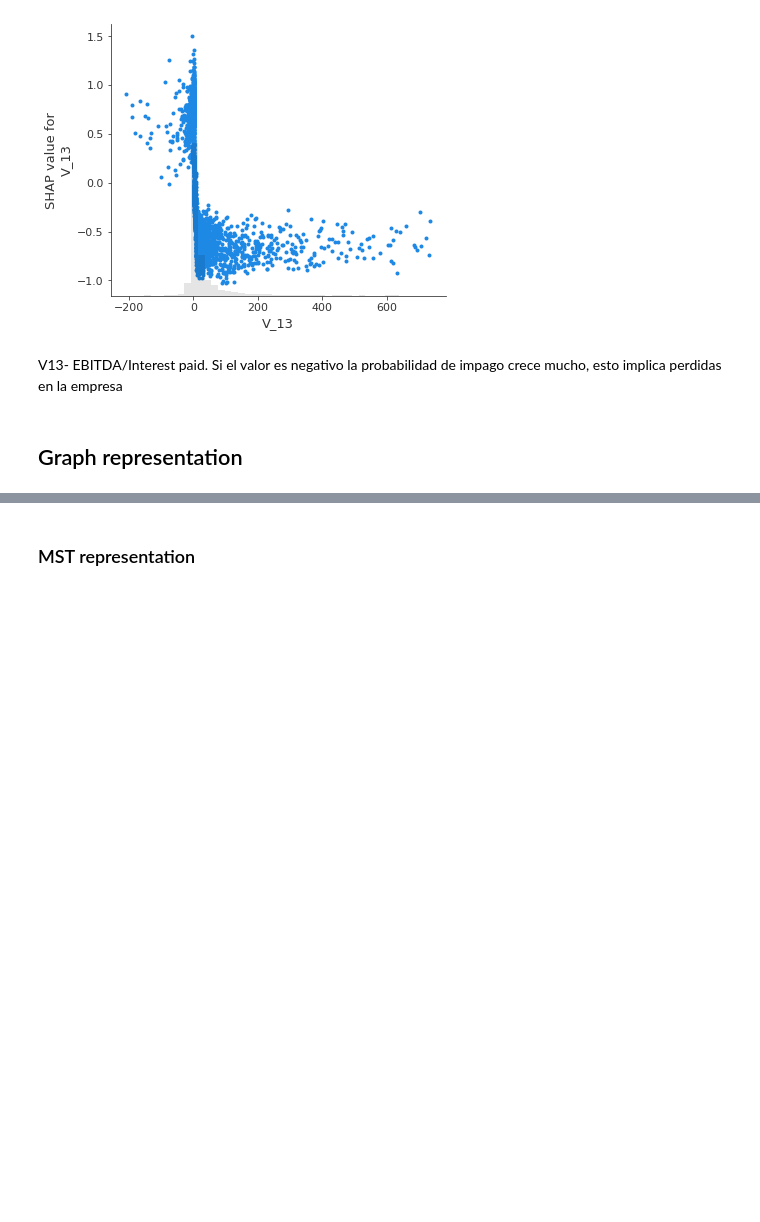
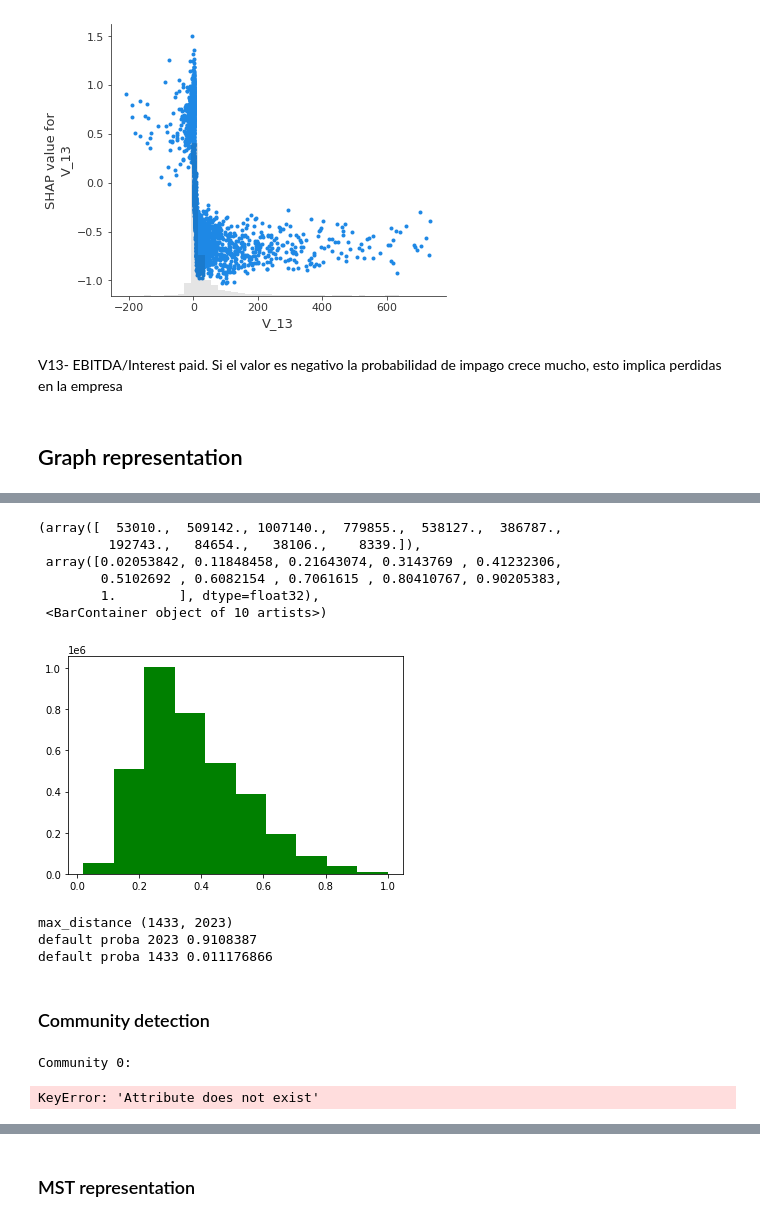
Before and after one commit to AzaelCC/Credit-Risk-Explainable-ML, a Jupyter notebook: src/ECAI_modeling.ipynb, the cells around one changed output, grey strips where cells are left out. Saved outputs shown, nothing was run; the diff lists cells and outputs as text; code cells hidden in the pictures; blank space fills up the shorter version.

```diff
--- a/src/ECAI_modeling.ipynb
+++ b/src/ECAI_modeling.ipynb
@@ -286,0 +355,13 @@ strengths = fullg.strength(fullg.vs, weights=fullg.es['weight'])
+# %%
+shap_dist_default = euclidean_distances(shap_df[~y_test.astype(bool)])
+normalized_dist = MinMaxScaler().fit_transform(shap_dist_default)
+indices = np.tril_indices_from(normalized_dist,k=-1)
+plt.hist(normalized_dist[indices], color='green')
+# %% [output]
+(array([  53010.,  509142., 1007140.,  779855.,  538127.,  386787.,
+         192743.,   84654.,   38106.,    8339.]),
+ array([0.02053842, 0.11848458, 0.21643074, 0.3143769 , 0.41232306,
+        0.5102692 , 0.6082154 , 0.7061615 , 0.80410767, 0.90205383,
+        1.        ], dtype=float32),
+ <BarContainer object of 10 artists>)
+[figure, added]
@@ -286,0 +370,10 @@ strengths = fullg.strength(fullg.vs, weights=fullg.es['weight'])
+# %%
+print('max_distance', np.unravel_index(shap_dist.argmax(), shap_dist.shape))
+print('default proba 2023', y_proba[2023])
+print('default proba 1433', y_proba[1433])
+# %% [output]
+max_distance (1433, 2023)
+default proba 2023 0.9108387
+default proba 1433 0.011176866
+# %% [markdown]
+### Community detection
@@ -286,0 +387,8 @@ strengths = fullg.strength(fullg.vs, weights=fullg.es['weight'])
+# %%
+for i, community in enumerate(communities):
+    print(f"Community {i}:")
+    for v in community:
+        print(f"\t{fullg.vs[v]['label']}")
+# %% [output]
+Community 0:
+KeyError: 'Attribute does not exist'
```
Also changed, not shown: parts of 22 cells of this notebook.
